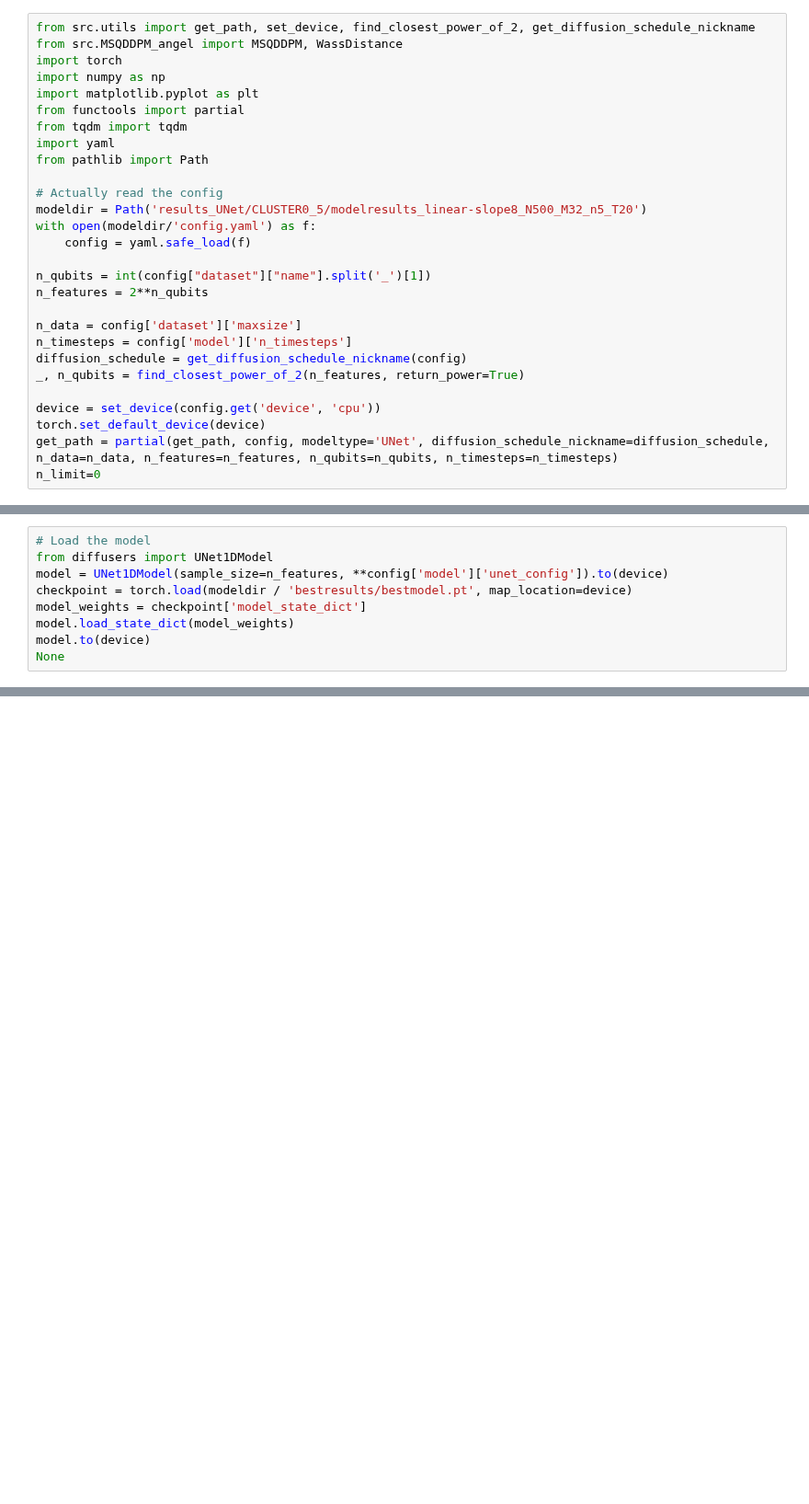
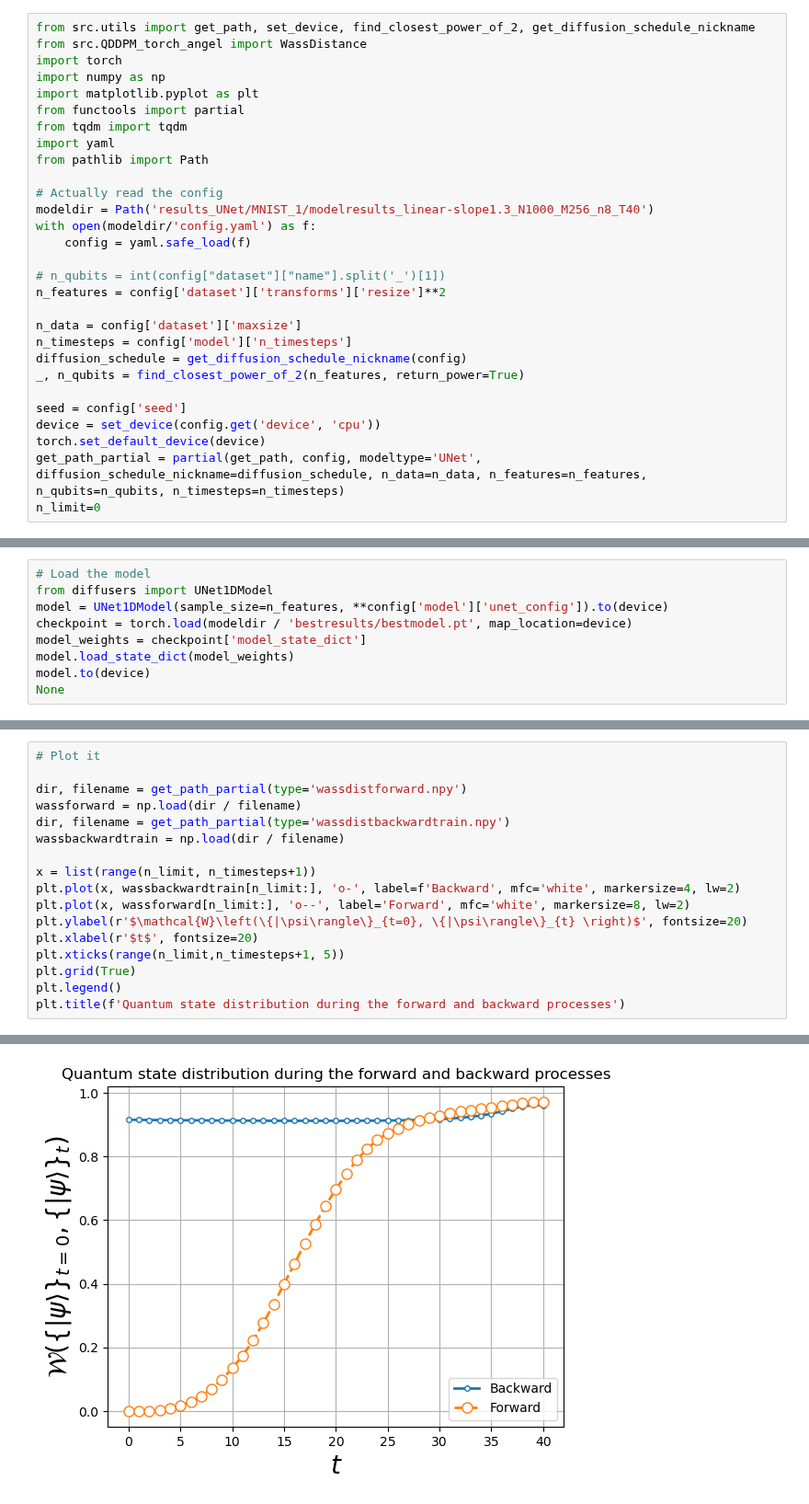
Before and after one commit to alapena/QuantGenMdl, a Jupyter notebook: visualize_denoising_UNet.ipynb, the cells around one changed output, grey strips where cells are left out. Shown at 92% size. Drawn from its saved outputs; the diff is of its cells as text; blank space fills up the shorter version.

```diff
--- a/visualize_denoising_UNet.ipynb
+++ b/visualize_denoising_UNet.ipynb
@@ -1,6 +1,6 @@
 # %%
 from src.utils import get_path, set_device, find_closest_power_of_2, get_diffusion_schedule_nickname
-from src.MSQDDPM_angel import MSQDDPM, WassDistance
+from src.QDDPM_torch_angel import WassDistance
 import torch
 import numpy as np
 import matplotlib.pyplot as plt
@@ -10,21 +10,22 @@ import yaml
 from pathlib import Path
 
 # Actually read the config
-modeldir = Path('results_UNet/CLUSTER0_5/modelresults_linear-slope8_N500_M32_n5_T20')
+modeldir = Path('results_UNet/MNIST_1/modelresults_linear-slope1.3_N1000_M256_n8_T40')
 with open(modeldir/'config.yaml') as f:
     config = yaml.safe_load(f)
 
-n_qubits = int(config["dataset"]["name"].split('_')[1])
-n_features = 2**n_qubits
+# n_qubits = int(config["dataset"]["name"].split('_')[1])
+n_features = config['dataset']['transforms']['resize']**2
 
 n_data = config['dataset']['maxsize']
 n_timesteps = config['model']['n_timesteps']
 diffusion_schedule = get_diffusion_schedule_nickname(config)
 _, n_qubits = find_closest_power_of_2(n_features, return_power=True)
 
+seed = config['seed']
 device = set_device(config.get('device', 'cpu'))
 torch.set_default_device(device)
-get_path = partial(get_path, config, modeltype='UNet', diffusion_schedule_nickname=diffusion_schedule, n_data=n_data, n_features=n_features, n_qubits=n_qubits, n_timesteps=n_timesteps)
+get_path_partial = partial(get_path, config, modeltype='UNet', diffusion_schedule_nickname=diffusion_schedule, n_data=n_data, n_features=n_features, n_qubits=n_qubits, n_timesteps=n_timesteps)
 n_limit=0
 # %% [output]
 Using device: cuda:0
@@ -85,0 +97,18 @@ IndexError: tuple index out of range
+# %%
+# Plot it
+
+dir, filename = get_path_partial(type='wassdistforward.npy')
+wassforward = np.load(dir / filename)
+dir, filename = get_path_partial(type='wassdistbackwardtrain.npy')
+wassbackwardtrain = np.load(dir / filename)
+
+x = list(range(n_limit, n_timesteps+1))
+plt.plot(x, wassbackwardtrain[n_limit:], 'o-', label=f'Backward', mfc='white', markersize=4, lw=2)
+plt.plot(x, wassforward[n_limit:], 'o--', label='Forward', mfc='white', markersize=8, lw=2)
+plt.ylabel(r'$\mathcal{W}\left(\{|\psi\rangle\}_{t=0}, \{|\psi\rangle\}_{t} \right)$', fontsize=20)
+plt.xlabel(r'$t$', fontsize=20)
+plt.xticks(range(n_limit,n_timesteps+1, 5))
+plt.grid(True)
+plt.legend()
+plt.title(f'Quantum state distribution during the forward and backward processes')
+# %% [output]
@@ -85,0 +116 @@ IndexError: tuple index out of range
+[figure, added]
```
Also changed, not shown: parts of 13 cells of this notebook, 4 other files.
